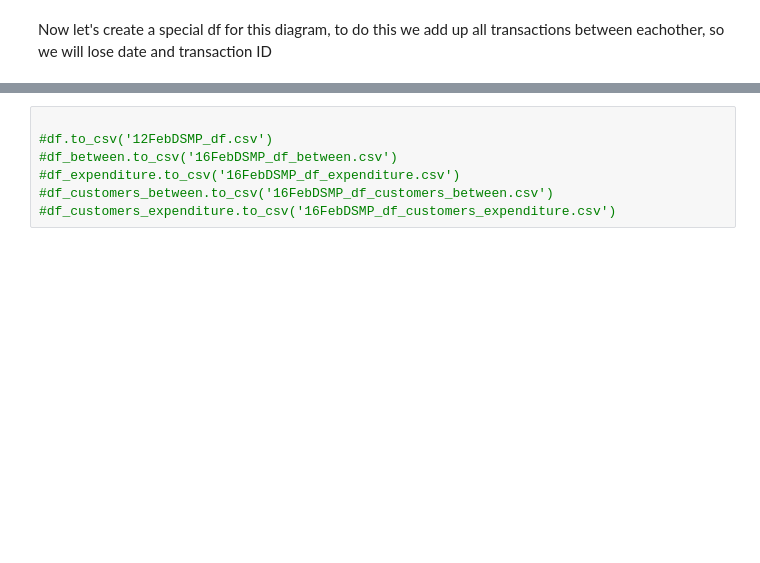
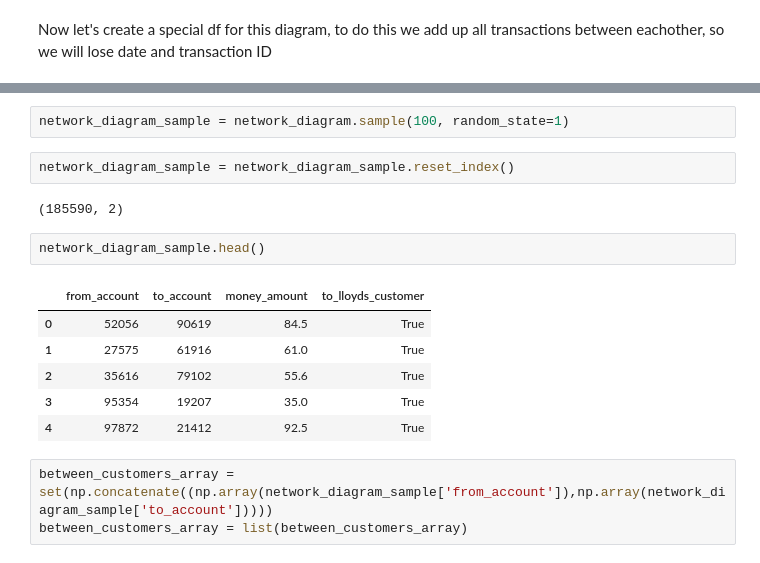
Before and after one commit to qt22010/DSMP-Grp24-, a Jupyter notebook: Sasha/cleaning_forIncomePrediction.ipynb, the cells around one changed output, grey strips where cells are left out. Drawn from its saved outputs; the diff is of its cells as text; blank space fills up the shorter version.

Commit message:
Network Diagram

```diff
--- a/Sasha/cleaning_forIncomePrediction.ipynb
+++ b/Sasha/cleaning_forIncomePrediction.ipynb
@@ -444,7 +451,18 @@ network_diagram.head()
-# %%
-
-#df.to_csv('12FebDSMP_df.csv')
-#df_between.to_csv('16FebDSMP_df_between.csv')
-#df_expenditure.to_csv('16FebDSMP_df_expenditure.csv')
-#df_customers_between.to_csv('16FebDSMP_df_customers_between.csv')
-#df_customers_expenditure.to_csv('16FebDSMP_df_customers_expenditure.csv')
+# %%
+network_diagram_sample = network_diagram.sample(100, random_state=1)
+# %%
+network_diagram_sample = network_diagram_sample.reset_index()
+# %% [output]
+(185590, 2)
+# %%
+network_diagram_sample.head()
+# %% [output]
+|  | from_account | to_account | money_amount | to_lloyds_customer |
+| 0 | 52056 | 90619 | 84.5 | True |
+| 1 | 27575 | 61916 | 61.0 | True |
+| 2 | 35616 | 79102 | 55.6 | True |
+| 3 | 95354 | 19207 | 35.0 | True |
+| 4 | 97872 | 21412 | 92.5 | True |
+# %%
+between_customers_array = set(np.concatenate((np.array(network_diagram_sample['from_account']),np.array(network_diagram_sample['to_account']))))
+between_customers_array = list(between_customers_array)
```
Also changed, not shown: parts of 21 cells of this notebook, 1 other file.
